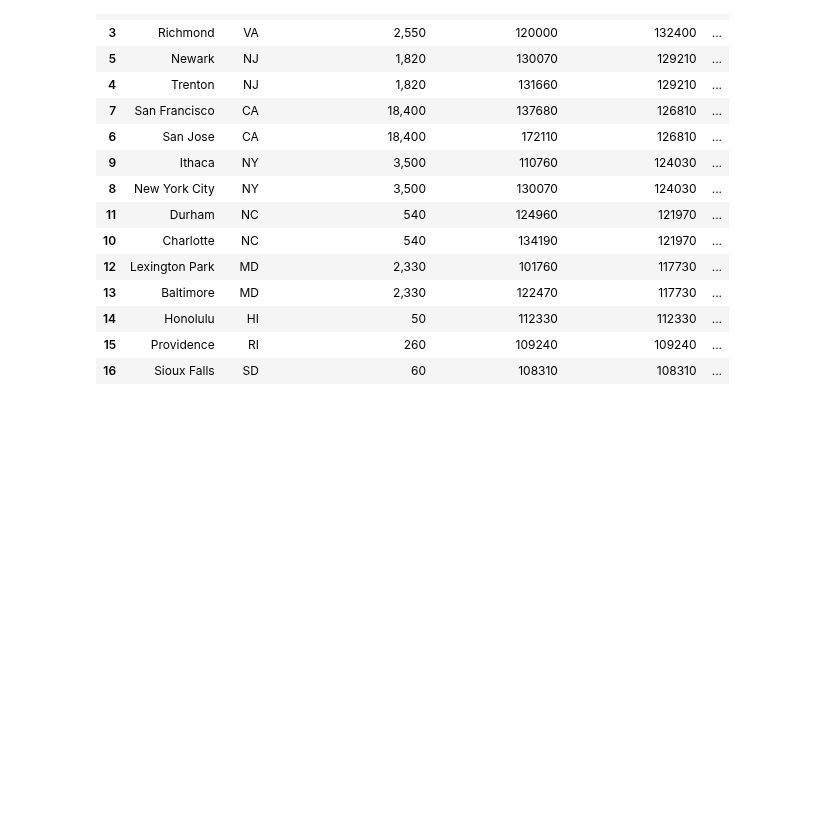
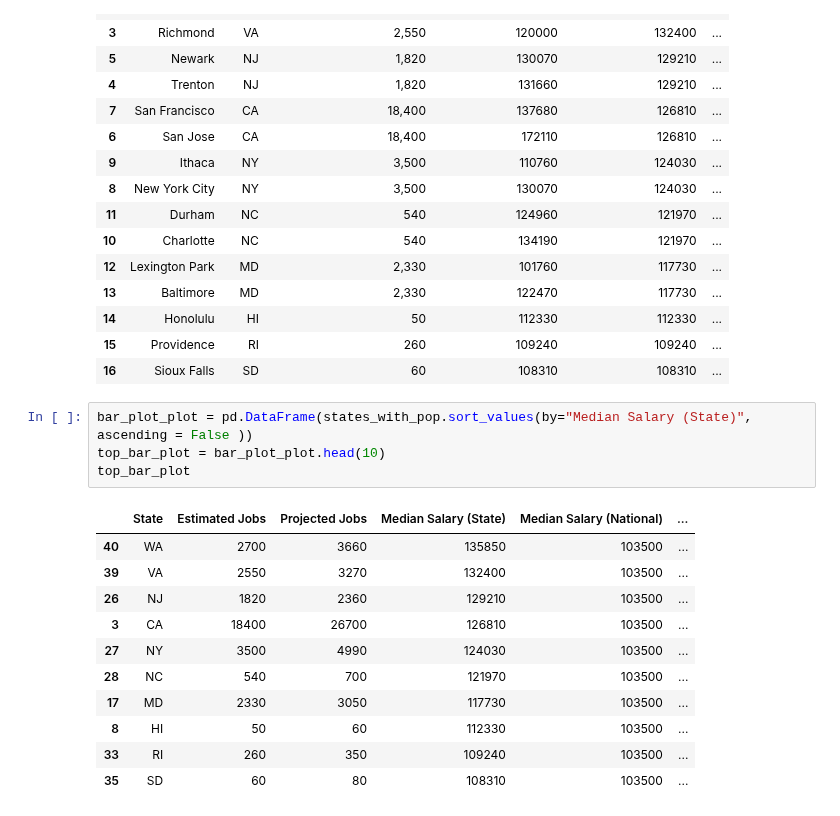
Before and after one commit to peatk/Group3_Project_-1, a Jupyter notebook: Collective_Data.ipynb, the cells around one changed output. Drawn from its saved outputs; the diff is of its cells as text; blank space fills up the shorter version.

```diff
--- a/Collective_Data.ipynb
+++ b/Collective_Data.ipynb
@@ -810,3 +810,19 @@ highest_df
 | 14 | Honolulu | HI | 50 | 112330 | 112330 | ... |
 | 15 | Providence | RI | 260 | 109240 | 109240 | ... |
 | 16 | Sioux Falls | SD | 60 | 108310 | 108310 | ... |
+# %%
+bar_plot_plot = pd.DataFrame(states_with_pop.sort_values(by="Median Salary (State)", ascending = False ))
+top_bar_plot = bar_plot_plot.head(10)
+top_bar_plot
+# %% [output]
+|  | State | Estimated Jobs | Projected Jobs | Median Salary (State) | Median Salary (National) | ... |
+| 40 | WA | 2700 | 3660 | 135850 | 103500 | ... |
+| 39 | VA | 2550 | 3270 | 132400 | 103500 | ... |
+| 26 | NJ | 1820 | 2360 | 129210 | 103500 | ... |
+| 3 | CA | 18400 | 26700 | 126810 | 103500 | ... |
+| 27 | NY | 3500 | 4990 | 124030 | 103500 | ... |
+| 28 | NC | 540 | 700 | 121970 | 103500 | ... |
+| 17 | MD | 2330 | 3050 | 117730 | 103500 | ... |
+| 8 | HI | 50 | 60 | 112330 | 103500 | ... |
+| 33 | RI | 260 | 350 | 109240 | 103500 | ... |
+| 35 | SD | 60 | 80 | 108310 | 103500 | ... |
```
Also changed, not shown: parts of 7 cells of this notebook.
